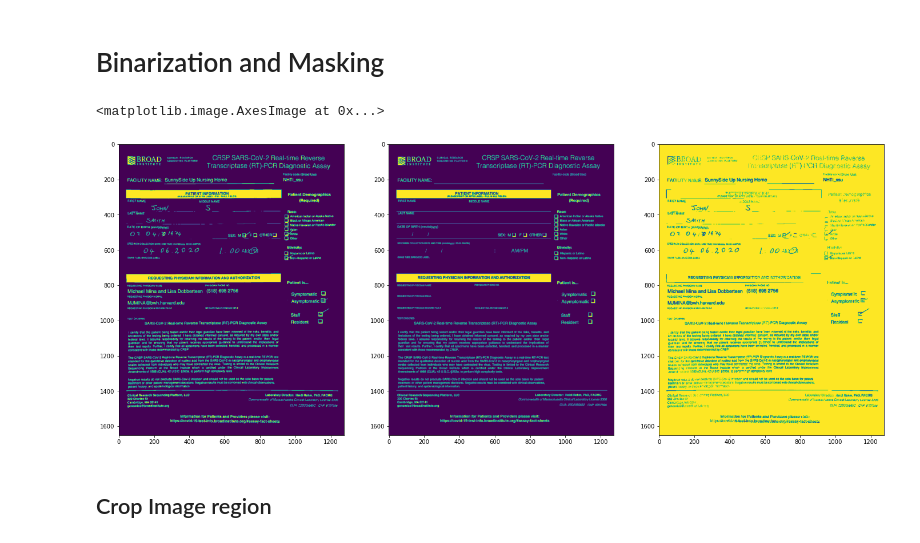
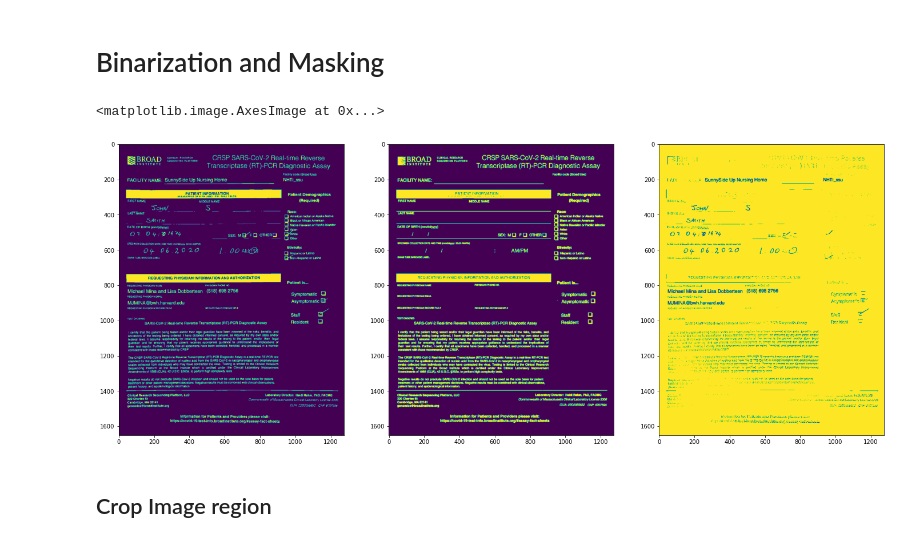
Before and after one commit to dalessioluca/image_registration, a Jupyter notebook: covid-submission.ipynb, the cells around one changed output. Saved outputs shown, nothing was run; the diff lists cells and outputs as text; code cells hidden in the pictures.

```diff
--- a/covid-submission.ipynb
+++ b/covid-submission.ipynb
@@ -125,19 +126,20 @@ axes[2].imshow(skimage.color.label2rgb(mask, registered, alpha=0.5, bg_label=0))
 # Binarization and Masking
 # %%
 reference_thresh = skimage.filters.threshold_otsu(reference)
-reference_binary = (reference < reference_thresh) # True = foreground, False = background
+reference_binary = ~skimage.morphology.binary_erosion(~(reference < reference_thresh)) # True = foreground, False = background
 
 registered_thresh = skimage.filters.threshold_otsu(registered)
 registered_binary = (registered < registered_thresh)  # True = foreground, False = background
-delta = skimage.img_as_ubyte(~(registered_binary * ~reference_binary))
+
+delta = skimage.img_as_ubyte(~(registered_binary * ~reference_binary))  #balck foreground, withe background
 
 figure, axes = matplotlib.pyplot.subplots(ncols=3, figsize=(24, 24))
 axes[0].imshow(registered_binary)
 axes[1].imshow(reference_binary)
 axes[2].imshow(delta)
 # %% [output]
 <matplotlib.image.AxesImage at 0x...>
-[figure, old version]
+[figure, new version]
 # %% [markdown]
 ## Crop Image region
 # %%
```
Also changed, not shown: parts of 5 cells of this notebook.
